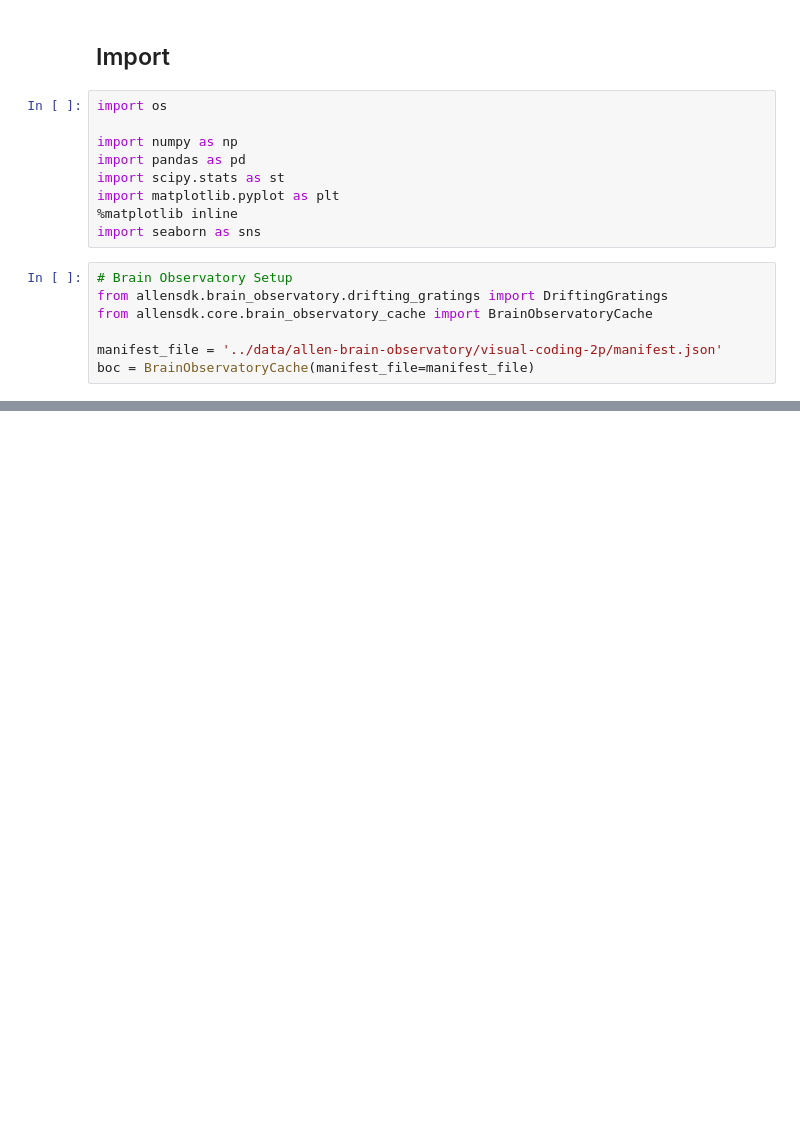
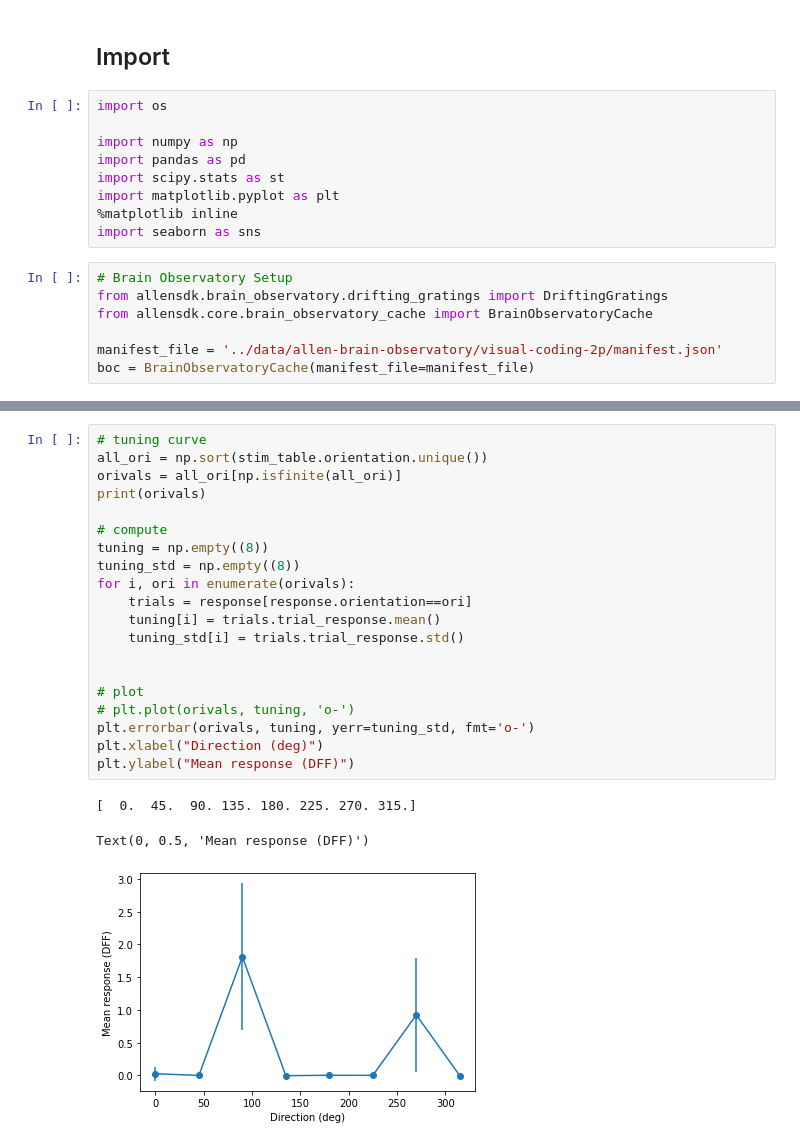
Before and after one commit to AllenSWDB/TReND_2024, a Jupyter notebook: code/Day 2-tunining variability.ipynb, the cells around one changed output, grey strips where cells are left out. Cells and saved outputs as stored; diff of their text form; blank space fills up the shorter version.

Commit message:
Day 2-tuning variability

```diff
--- a/code/Day 2-tunining variability.ipynb
+++ b/code/Day 2-tunining variability.ipynb
@@ -42,0 +81,24 @@ data_set = boc.get_ophys_experiment_data(ophys_experiment_id=session_id)
+# %%
+# tuning curve
+all_ori = np.sort(stim_table.orientation.unique())
+orivals = all_ori[np.isfinite(all_ori)]
+print(orivals)
+
+# compute
+tuning = np.empty((8))
+tuning_std = np.empty((8))
+for i, ori in enumerate(orivals):
+    trials = response[response.orientation==ori]
+    tuning[i] = trials.trial_response.mean()
+    tuning_std[i] = trials.trial_response.std()
+
+
+# plot
+# plt.plot(orivals, tuning, 'o-')
+plt.errorbar(orivals, tuning, yerr=tuning_std, fmt='o-')
+plt.xlabel("Direction (deg)")
+plt.ylabel("Mean response (DFF)")
+# %% [output]
+[  0.  45.  90. 135. 180. 225. 270. 315.]
+Text(0, 0.5, 'Mean response (DFF)')
+[figure, added]
```
Also changed, not shown: parts of 30 cells of this notebook, 2 other files.
